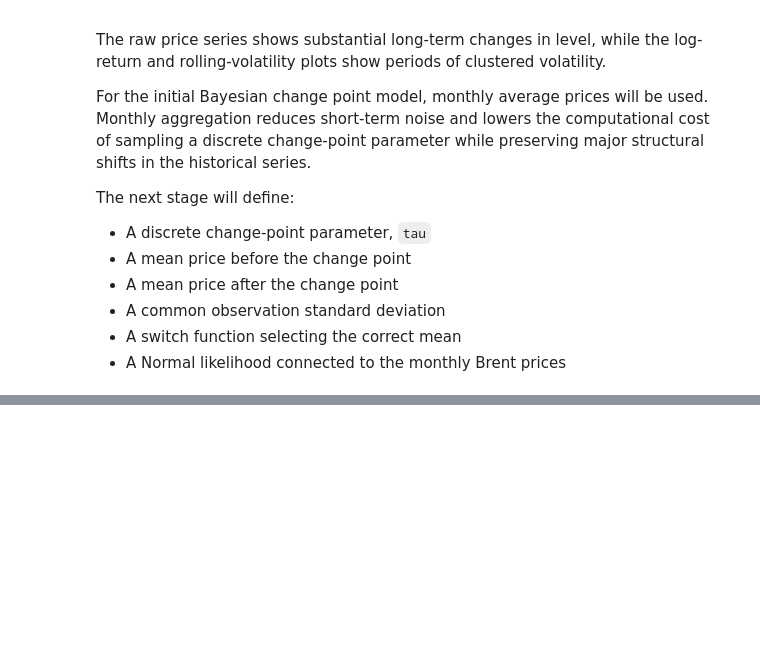
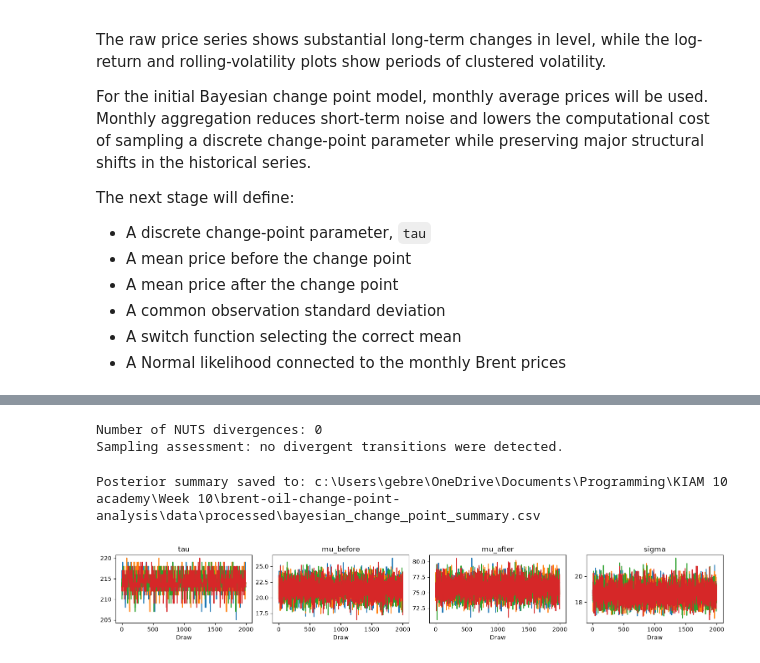
Before and after one commit to Bilen189/brent-oil-change-point-analysis, a Jupyter notebook: notebooks/task_2_change_point_modeling.ipynb, the cells around one changed output, grey strips where cells are left out. Drawn from its saved outputs; the diff is of its cells as text; code cells hidden in the pictures; blank space fills up the shorter version.

Commit message:
Build Bayesian change point model and assess convergence

```diff
--- a/notebooks/task_2_change_point_modeling.ipynb
+++ b/notebooks/task_2_change_point_modeling.ipynb
@@ -435,0 +548,11 @@ The next stage will define:
+# %%
+with change_point_model:
+    trace = pm.sample(
+        draws=2000,
+        tune=2000,
+        chains=4,
+        cores=1,
+        random_seed=42,
+        return_inferencedata=True,
+        progressbar=True,
+    )
@@ -435,0 +639,52 @@ The next stage will define:
+# %%
+divergence_count = int(
+    trace.sample_stats["diverging"]
+    .sum()
+    .values
+)
+
+print(f"Number of NUTS divergences: {divergence_count}")
+
+if divergence_count == 0:
+    print("Sampling assessment: no divergent transitions were detected.")
+else:
+    print(
+        "Sampling warning: divergent transitions were detected. "
+        "The model may require additional tuning or reparameterization."
+    )
+# %% [output]
+Number of NUTS divergences: 0
+Sampling assessment: no divergent transitions were detected.
+# %%
+summary_path = (
+    PROCESSED_DATA_PATH
+    / "bayesian_change_point_summary.csv"
+)
+
+parameter_summary.to_csv(summary_path)
+
+print(f"Posterior summary saved to: {summary_path}")
+# %% [output]
+Posterior summary saved to: c:\Users\gebre\OneDrive\Documents\Programming\KIAM 10 academy\Week 10\brent-oil-change-point-analysis\data\processed\bayesian_change_point_summary.csv
+# %%
+az.plot_trace(
+    trace,
+    var_names=[
+        "tau",
+        "mu_before",
+        "mu_after",
+        "sigma",
+    ],
+)
+
+plt.tight_layout()
+
+plt.savefig(
+    FIGURES_PATH / "task_2_mcmc_trace_plots.png",
+    dpi=300,
+    bbox_inches="tight",
+)
+
+plt.show()
+# %% [output]
+[figure, added]
```
Also changed, not shown: parts of 18 cells of this notebook, 9 other files.
